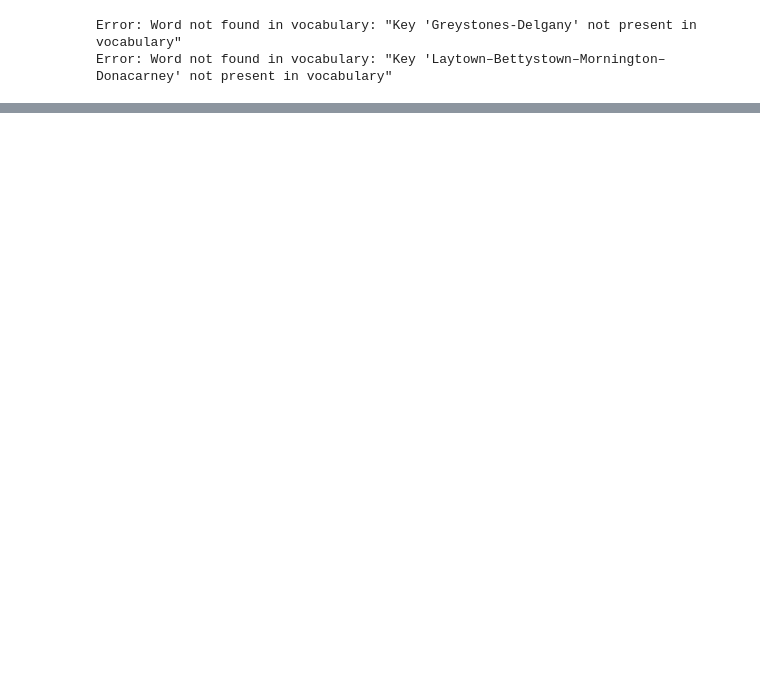
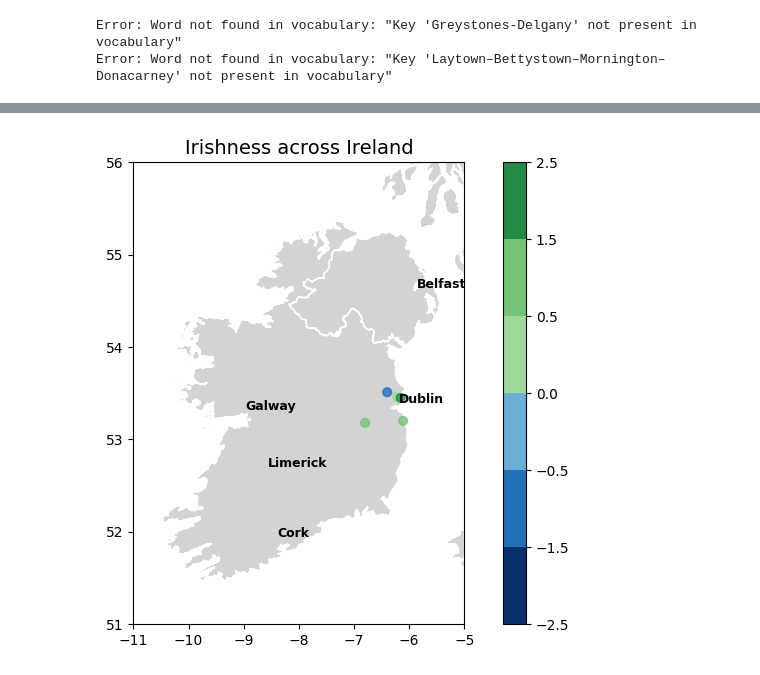
Before and after one commit to daxmavy/ireland, a Jupyter notebook: interactive.ipynb, the cells around one changed output, grey strips where cells are left out. Cells and saved outputs as stored; diff of their text form; code cells hidden in the pictures; blank space fills up the shorter version.

```diff
--- a/interactive.ipynb
+++ b/interactive.ipynb
@@ -235 +277,57 @@ plt.show()
+# %%
+odd_ireland_results = res[res['Jurisdiction'] == 'Republic'].sort_values('irishness', ascending=True).head(5)['Settlement'].to_list()
+odd_ireland_results
+
+# Create geometry from coordinates
+geometry = [Point(xy) for xy in zip(res['Longitude'], res['Latitude'])]
+gdf = gpd.GeoDataFrame(res, geometry=geometry, crs="EPSG:4326")
+
+# --- Plot ---
+fig, ax = plt.subplots(figsize=(10, 6))
+british_isles.plot(ax=ax, color="lightgrey", edgecolor="white")
+
+bounds = [-2.5, -1.5, -0.5,0, 0.5, 1.5, 2.5]
+colors = [
+    "#08306B",  # dark blue (very British)
+    "#2171B5",  # medium blue
+    "#6BAED6",  # light blue
+    "#A1D99B",  # light yellow-green (transition zone around 0)
+    "#74C476",  # medium green
+    "#238B45"   # dark green (very Irish)
+]
+
+cmap = ListedColormap(colors)
+norm = BoundaryNorm(bounds, cmap.N, clip=True)
+
+# Points colored by 'irishness'
+gdf[gdf['Settlement'].isin(odd_ireland_results)].plot(
+    ax=ax,
+    column="irishness",
+    cmap=cmap,
+    norm=norm,
+    legend=True,
+    markersize=40,
+    alpha=0.8
+)
+
+ax.set_xlim([-11, -5])
+ax.set_ylim([51, 56])
+ax.set_title("Irishness across Ireland", fontsize=14)
+
+# --- Annotate top 5 towns ---
+for i, row in gdf.head(5).iterrows():
+    ax.annotate(
+        text=row["Settlement"],         # column containing town name
+        xy=(row["Longitude"], row["Latitude"]),
+        xytext=(3, 3),                  # small offset in points
+        textcoords="offset points",
+        fontsize=9,
+        fontweight="bold",
+        color="black"
+        # path_effects=[plt.matplotlib.patheffects.withStroke(linewidth=2, foreground="white")]
+    )
+
+plt.show()
+# %% [output]
+[figure, added]
 # %%
```
Also changed, not shown: parts of 19 cells of this notebook.
